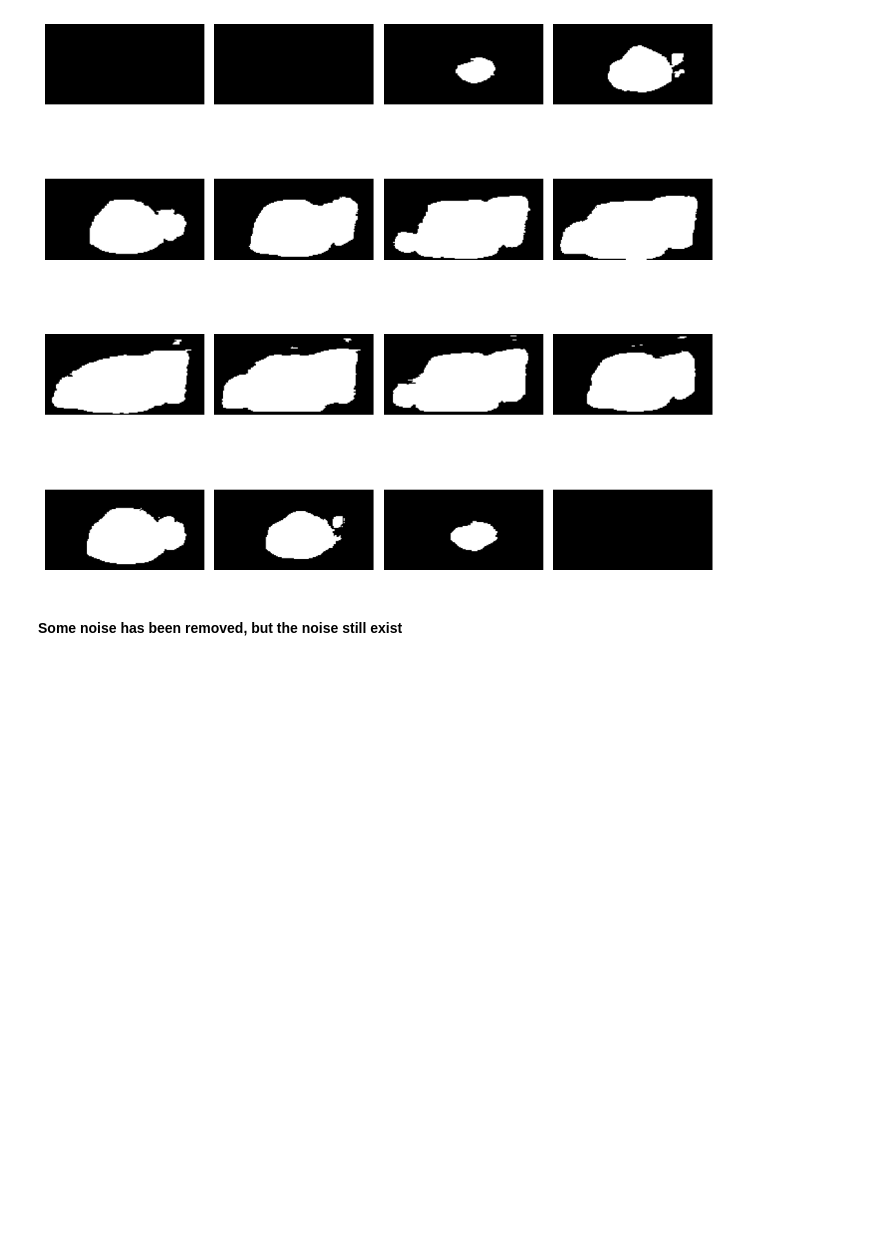
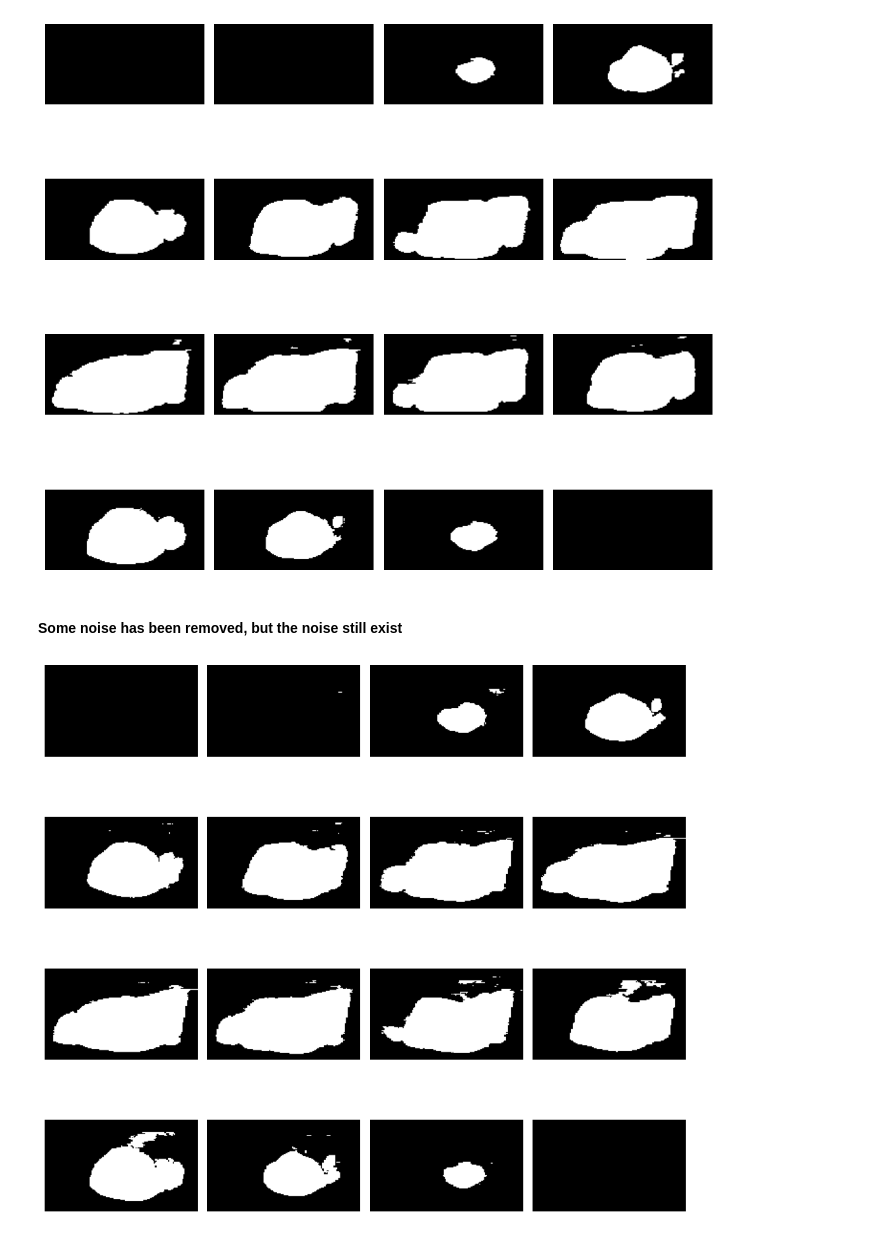
Before and after one commit to AnriiGegliuk/mice_MRI_analysis, a Jupyter notebook: notebooks/3d_vis.ipynb, the cells around one changed output. Cells and saved outputs as stored; diff of their text form; code cells hidden in the pictures; blank space fills up the shorter version.

```diff
--- a/notebooks/3d_vis.ipynb
+++ b/notebooks/3d_vis.ipynb
@@ -255,3 +255,10 @@ plt.show()
 [figure]
 # %% [markdown]
 #### Some noise has been removed, but the noise still exist
+# %%
+processed_img = nib.load('../data/processed_data/UT100_mask.nii')
+vis_img = processed_img.get_fdata()
+# %%
+ploting(vis_img)
+# %% [output]
+[figure, added]
```
Also changed, not shown: parts of 7 cells of this notebook.
